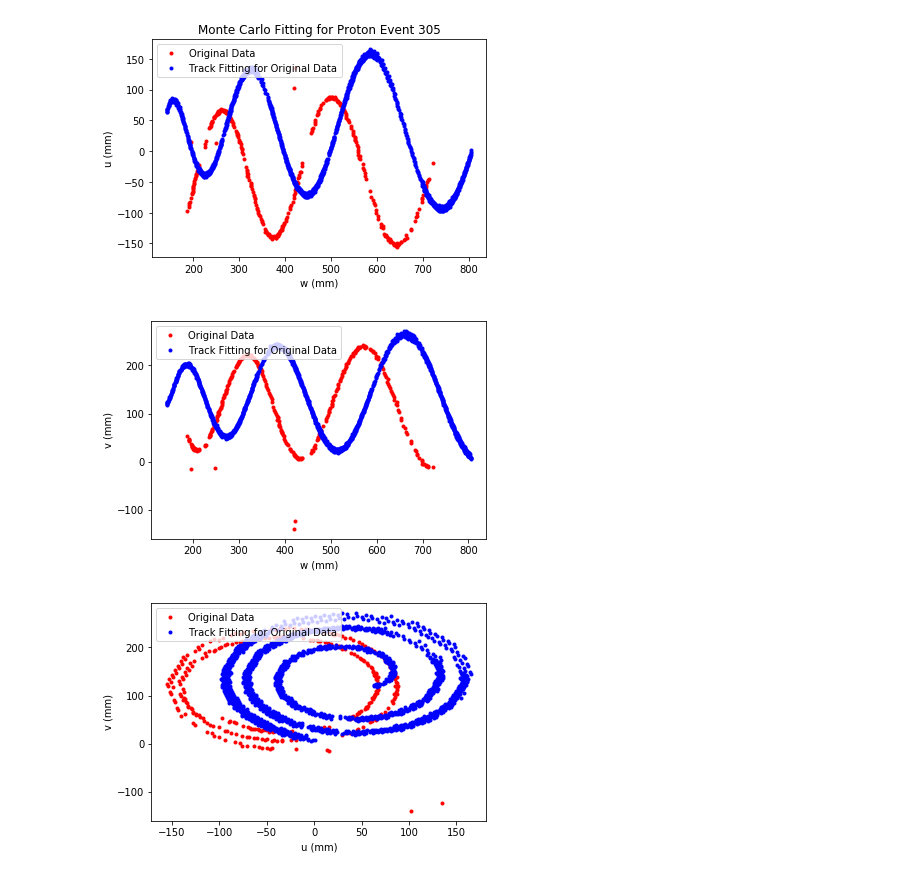
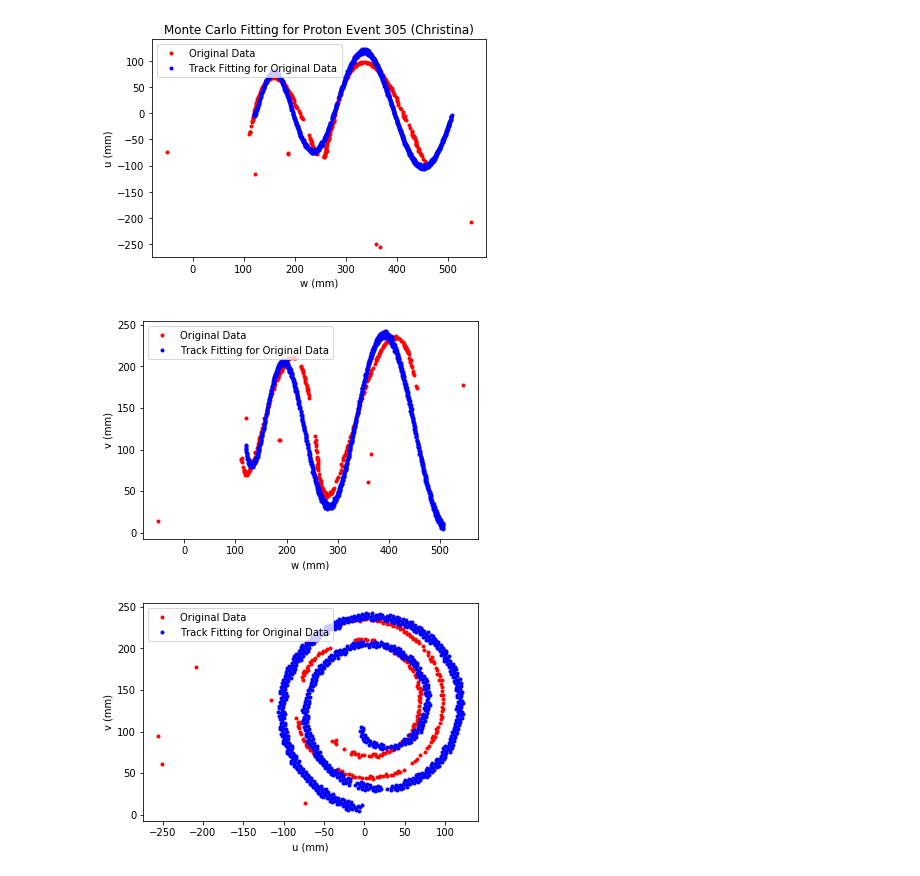
Before and after one commit to chchen123/Monte-Carlo, a Jupyter notebook: jupyter notebooks/Monte_Carlo_Algorithm.ipynb, the cells around one changed output. Cells and saved outputs as stored; diff of their text form; code cells hidden in the pictures.

```diff
--- a/jupyter notebooks/Monte_Carlo_Algorithm.ipynb
+++ b/jupyter notebooks/Monte_Carlo_Algorithm.ipynb
@@ -47,7 +47,7 @@ ioniz = 23.0 #eV
 # %%
 #Good events for run_0102 are: 689, 765, 896, 305, 504, 575, 456, 299, 399, 156, 231, 7832, 1568, 1354, 789, 485, 2456, 357, 4568, 1448, 3578, 745, 430, 1676, 811, 641, 871, 785, 37, 24, 75, 72, 35, 16, 12, 1718, 1, 9
 full = h5py.File('/home/chen/ar40/config/clean_run_0102.h5', 'r')
-evt_ID = 305
+evt_ID = 789
 dataset_name = '/clean'
 evt_full = full[dataset_name]
 xyzs_h5 = evt_full[str(evt_ID)]
@@ -100,5 +100,5 @@ plt.show()
 # %%
-uvw, (cu, cv) = mcfitter.preprocess(xyzs[:,0:5], center=(cx, cy), rotate_pads=False)
+uvw, (cu, cv) = mcfitter.preprocess(xyzs[:,0:5], center=(cx, cy), rotate_pads=True)
 uvw_values = uvw.values #transform pd file to arrays
 uvw_sorted = uvw.sort_values(by='w', ascending=True)
 prefit_data = uvw_sorted.iloc[-len(uvw_sorted) // 4:].copy()
@@ -275,46 +275,47 @@ minimum chi2:253.159256383951
 KeyboardInterrupt:
 # %%
 %matplotlib inline
-mcres= [-4.41031464e-04,8.59498152e-03,8.09849168e-01,2.82592856e+00,-3.45153314e+00,1.94768133e+00]
-#mcres = [-1.95762957e-04,3.35678496e-04,7.22647286e-01,2.04149596e+00,-2.79881163e+00,1.88528006e+00]
+#mcres = [-0.07954585,0.03808574,0.74383587,2.64302064,-3.94825871,1.94771968] #Christina's method-305
+#mcres = [0.00618013,0.0156425,0.51365393,2.21270404,-3.37949429,1.92338746] #original method-305
+mcres =  [-4.19945516e-03,6.62603598e-03,5.86983195e-01,2.23401389e+00,-3.34053934e+00,1.89929727e+00]
 sim = EventSimulator(config)
 evtClean, ctr = sim.make_event(mcres[0], mcres[1], mcres[2], mcres[3], mcres[4], mcres[5])
 pyevtClean = sim.convert_event(evtClean)
 sim_xyzs = pyevtClean.xyzs(peaks_only=True, return_pads=True, baseline_correction=True, cg_times=True)
 sim_xy = sim_xyzs[:, 0:2]
 sim_xy_C = np.ascontiguousarray(sim_xy, dtype=np.double)
 sim_cx, sim_cy = pytpc.cleaning.hough_circle(sim_xy_C)
 sim_uvw, (sim_cu, sim_cv) = mcfitter.preprocess(sim_xyzs[:, 0:5], center=(sim_cx, sim_cy), rotate_pads=True)
 sim_uvw_values = sim_uvw.values
 #plt.plot(xyzs[:, 2], xyzs[:, 0], 'r.', label='Original Data')
 #plt.plot(sim_xyzs[:, 2], sim_xyzs[:, 0], 'b.', label='Track Fitting for Original Data')
 plt.plot(uvw_values[:, 7], uvw_values[:, 5], 'r.', label='Original Data')
 plt.plot(sim_uvw_values[:, 7], sim_uvw_values[:, 5], 'b.', label='Track Fitting for Original Data')
 plt.xlabel("w (mm)")
 plt.ylabel("u (mm)")
-plt.title("Monte Carlo Fitting for Proton Event 305")
+plt.title("Monte Carlo Fitting for Proton Event 305 (Christina)")
 plt.legend(loc=2)
 plt.show()
 #plt.plot(xyzs[:, 2], xyzs[:, 1], 'r.', label='Original Data')
 #plt.plot(sim_xyzs[:, 2], sim_xyzs[:, 1], 'b.', label='Track Fitting for Original Data')
 plt.plot(uvw_values[:, 7], uvw_values[:, 6], 'r.', label='Original Data')
 plt.plot(sim_uvw_values[:, 7], sim_uvw_values[:, 6], 'b.', label='Track Fitting for Original Data')
 plt.xlabel("w (mm)")
 plt.ylabel("v (mm)")
 plt.legend(loc=2)
 plt.show()
 #plt.plot(xyzs[:, 0], xyzs[:, 1], 'r.', label='Original Data')
-#plt.plot(sim_xyzs[:, 0], -sim_xyzs[:, 1], 'b.', label='Track Fitting for Original Data')
+#plt.plot(sim_xyzs[:, 0], sim_xyzs[:, 1], 'b.', label='Track Fitting for Original Data')
 plt.plot(uvw_values[:, 5], uvw_values[:, 6], 'r.', label='Original Data')
 plt.plot(sim_uvw_values[:, 5], sim_uvw_values[:, 6], 'b.', label='Track Fitting for Original Data')
 plt.xlabel("u (mm)")
 plt.ylabel("v (mm)")
 plt.legend(loc=2)
 plt.show()
 # %% [output]
-[figure, old version]
+[figure, new version]
-[figure, old version]
+[figure, new version]
-[figure, old version]
+[figure, new version]
 # %%
 ##### set original candidate to be the seed point #####
 min_chi_value = []
```
Also changed, not shown: parts of 6 cells of this notebook.
